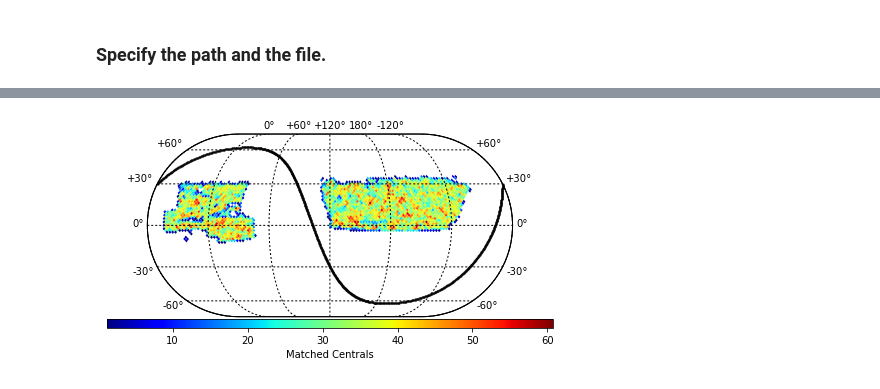
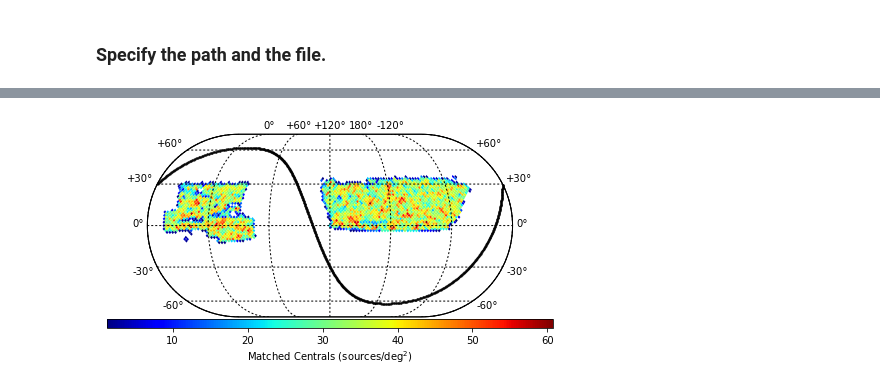
Before and after one commit to moustakas/siena-astrophysics, a Jupyter notebook: research/massivepilot/massivepilot.ipynb, the cells around one changed output, grey strips where cells are left out. Drawn from its saved outputs; the diff is of its cells as text; code cells hidden in the pictures.

```diff
--- a/research/massivepilot/massivepilot.ipynb
+++ b/research/massivepilot/massivepilot.ipynb
@@ -53,0 +60,7 @@ matched = fitsio.read(os.path.join(path, 'tractor_matched_centrals.fits'))
+# %%
+with warnings.catch_warnings():
+    warnings.simplefilter('ignore')
+    plt.figure(figsize=(8,4))
+    basemap = init_sky(galactic_plane_color='k');
+    plot_sky_binned(centralsdata['RA'], centralsdata['DEC'], verbose=False, clip_lo='!1', plot_type='healpix',
+                    cmap='jet', label=r'All Centrals (sources/deg$^2$)', basemap=basemap);
@@ -54,9 +69,9 @@ matched = fitsio.read(os.path.join(path, 'tractor_matched_centrals.fits'))
 # %%
 with warnings.catch_warnings():
     warnings.simplefilter('ignore')
     plt.figure(figsize=(8,4))
     basemap = init_sky(galactic_plane_color='k');
     plot_sky_binned(matched['RA'], matched['DEC'], verbose=False, clip_lo='!1', plot_type='healpix', cmap='jet',
-                label='Matched Centrals', basemap=basemap);
+                label=r'Matched Centrals (sources/deg$^2$)', basemap=basemap);
 # %% [output]
-[figure, old version]
+[figure, new version]
```
Also changed, not shown: parts of 11 cells of this notebook.
